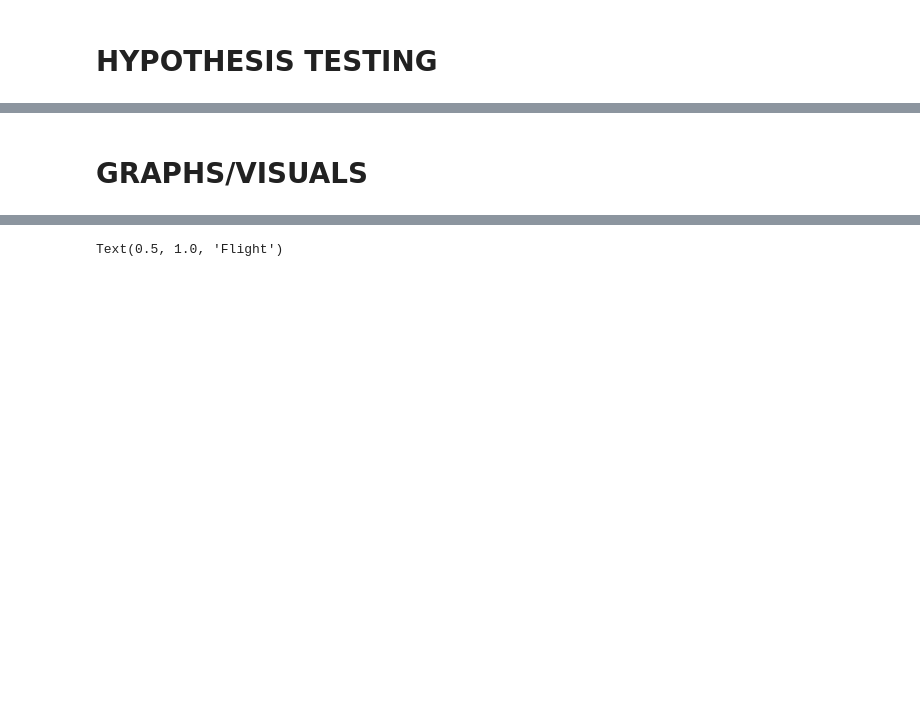
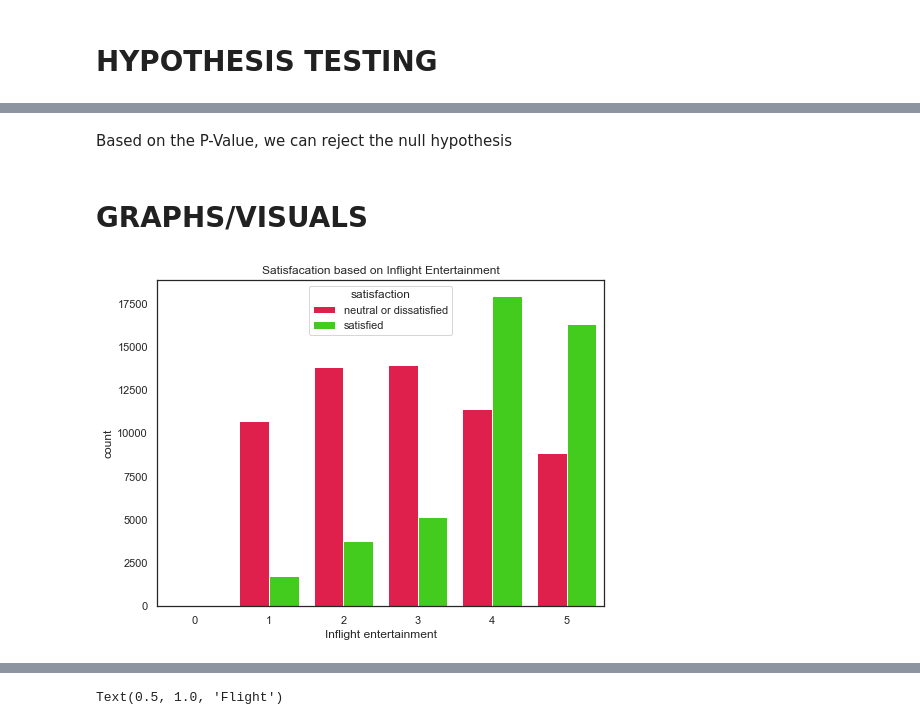
Before and after one commit to J-Joseph524/Flight_Satisfaction, a Jupyter notebook: Final_Notebook.ipynb, the cells around one changed output, grey strips where cells are left out. Saved outputs shown, nothing was run; the diff lists cells and outputs as text; code cells hidden in the pictures; blank space fills up the shorter version.

```diff
--- a/Final_Notebook.ipynb
+++ b/Final_Notebook.ipynb
@@ -474,2 +553,12 @@ Dependent (reject H0)
+# %% [markdown]
+Based on the P-Value, we can reject the null hypothesis
 # %% [markdown]
 # GRAPHS/VISUALS
+# %%
+#Multiple Bar Chart of Inflight Entertainment compared to Satisfied/Dissatisfied customers
+plt.figure(figsize=(8,6))
+ax = sns.countplot(x=df["Inflight entertainment"], hue=df.satisfaction, palette = "prism_r")
+ax.set_title("Satisfacation based on Inflight Entertainment")
+plt.show()
+# %% [output]
+[figure, added]
```
Also changed, not shown: parts of 104 cells of this notebook, 1 other file.
